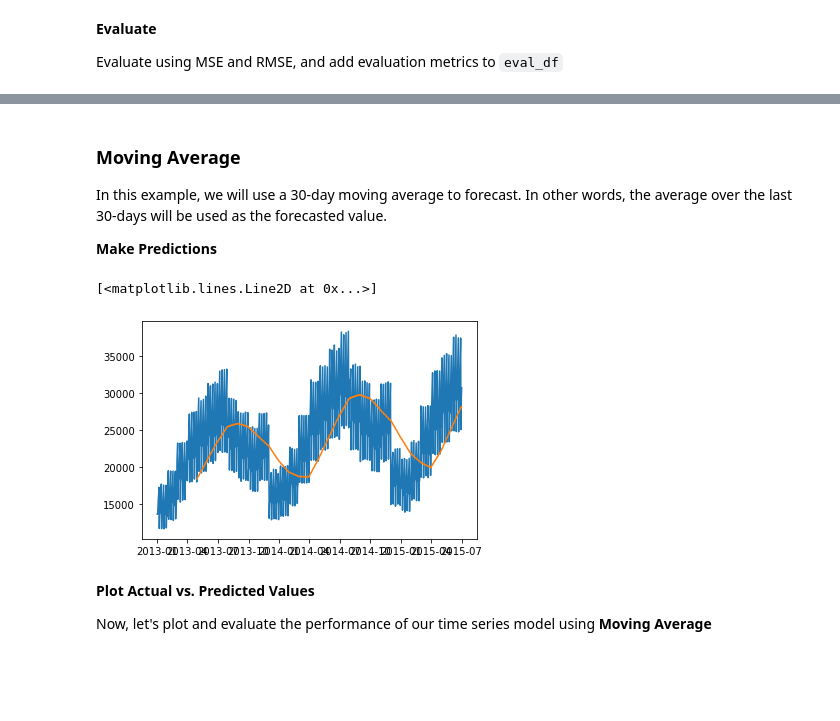
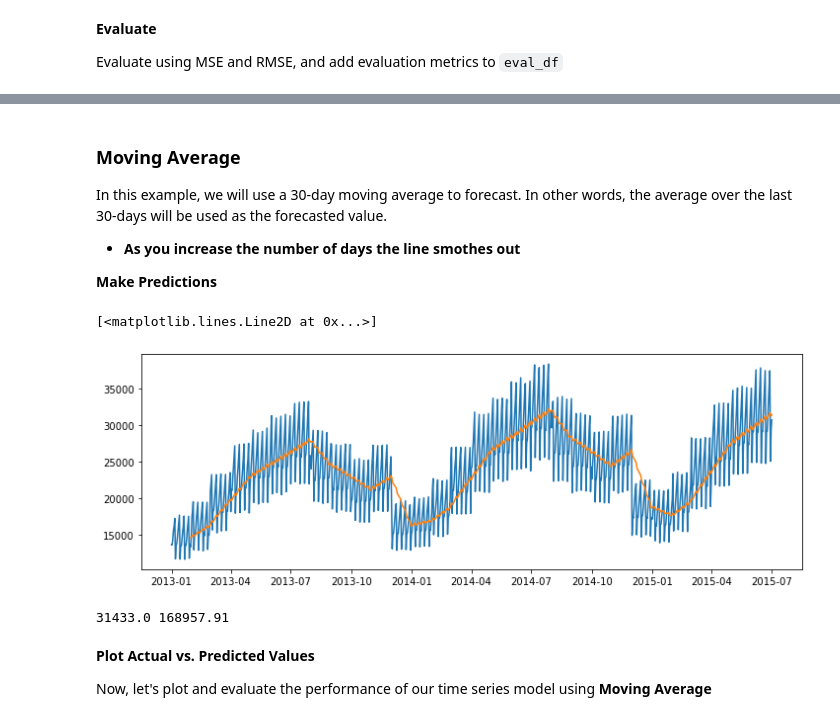
Before and after one commit to randyfrench/time-series-exercises, a Jupyter notebook: modeling-lesson.ipynb, the cells around one changed output, grey strips where cells are left out. Saved outputs shown, nothing was run; the diff lists cells and outputs as text; code cells hidden in the pictures; blank space fills up the shorter version.

```diff
--- a/modeling-lesson.ipynb
+++ b/modeling-lesson.ipynb
@@ -55,8 +55,8 @@ def get_connection(db, user=env.user, host=env.host, password=env.password):
 # assign query to variable
 query = 'SELECT stores.*, items.*, sales.sale_date, sales.sale_amount \
          FROM sales \
-         join stores using (store_id) \
-         join items using (item_id);'
+         JOIN stores using (store_id) \
+         JOIN items using (item_id);'
 # %%
 # read sql query using pd.read_sql()
 sales_df = pd.read_sql(query, get_connection('tsa_item_demand'))
@@ -408,15 +413,25 @@ eval_df
 ### Moving Average
 
 In this example, we will use a 30-day moving average to forecast. In other words, the average over the last 30-days will be used as the forecasted value.
+- **As you increase the number of days the line smothes out**
 
 **Make Predictions**
 # %%
+plt.figure(figsize=(12,4))
 plt.plot(train['items_sold'])
-plt.plot(train['items_sold'].rolling(120).mean())
+plt.plot(train['items_sold'].rolling(30).mean())
 # %% [output]
 [<matplotlib.lines.Line2D at 0x...>]
-[figure, old version]
+[figure, new version]
 # %%
 period = 30
-items = round(train['items_sold'].rolling(period).mean().iloc[-1], 2)
+# use the rolling method, take the rolling mean of 30 days, and select the last value, i.e. the last day in train.
+# round to 2 decimals
+# do that for each target var or variable
+
+items = round(train['items_sold'].rolling(period).mean().iloc[-1], 0)
 dollars = round(train['dollars_sold'].rolling(period).mean()[-1], 2)
+
+print(items, dollars)
+# %% [output]
+31433.0 168957.91
```
Also changed, not shown: parts of 34 cells of this notebook, 3 other files.
